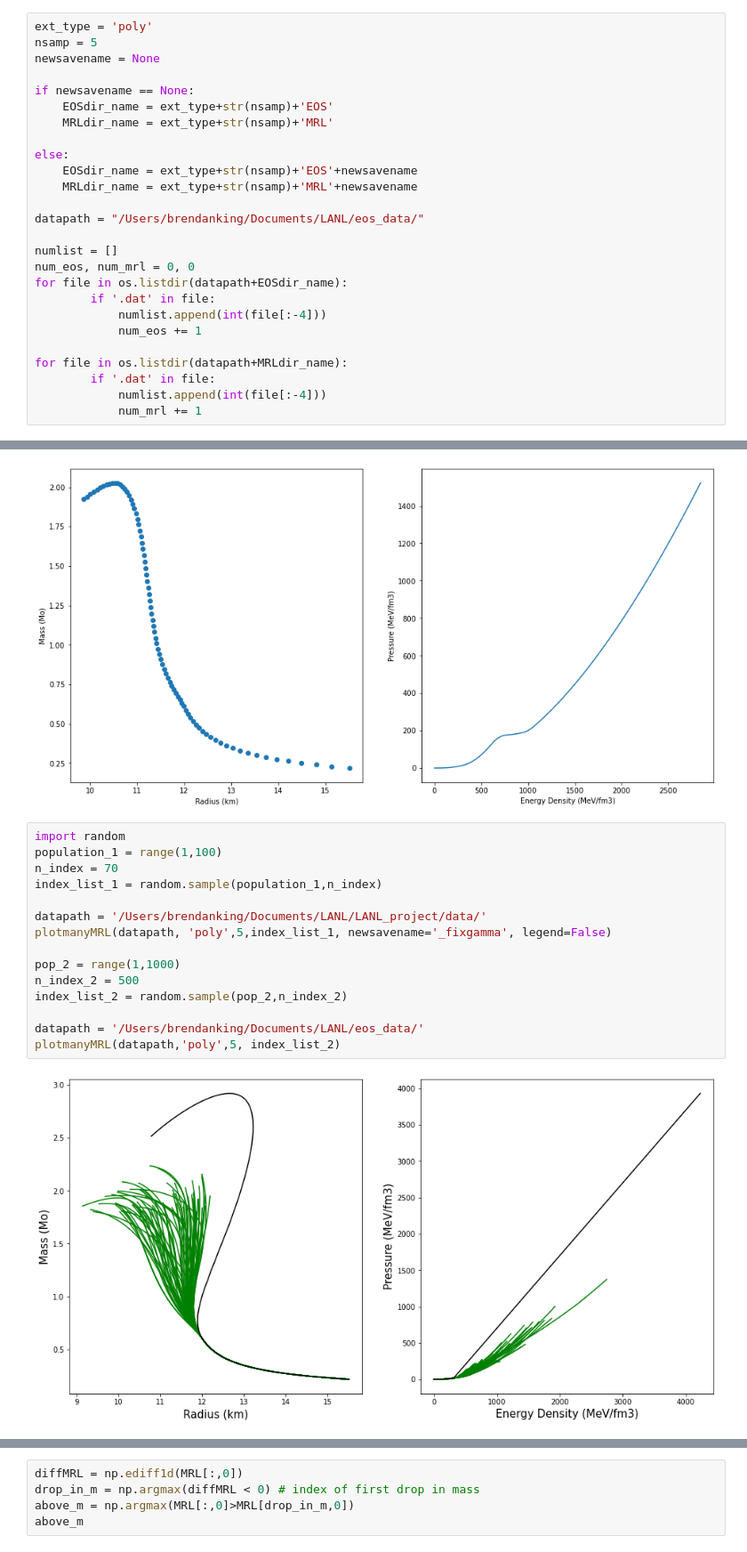
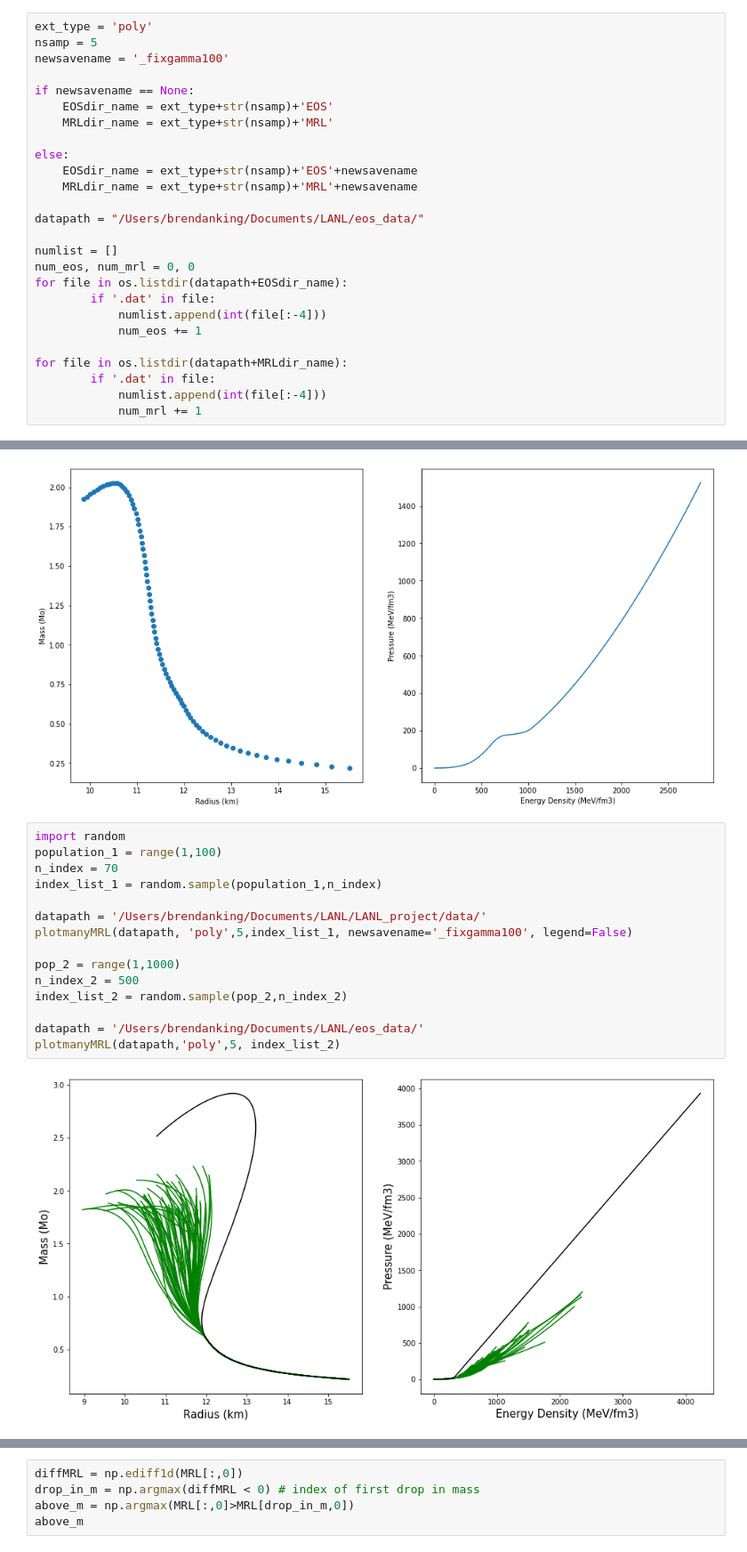
Before and after one commit to bking-astro/eos_construction, a Jupyter notebook: notebooks/Visualize_MRL.ipynb, the cells around one changed output, grey strips where cells are left out. Shown: that part at 89% size. Drawn from its saved outputs; the diff is of its cells as text.

```diff
--- a/notebooks/Visualize_MRL.ipynb
+++ b/notebooks/Visualize_MRL.ipynb
@@ -8,7 +8,7 @@ import pandas as pd
 # %%
 ext_type = 'poly'
 nsamp = 5
-newsavename = None
+newsavename = '_fixgamma100'
 
 if newsavename == None:
     EOSdir_name = ext_type+str(nsamp)+'EOS'
@@ -160,17 +162,17 @@ MRL = plotMRL('cs', 5, 239)
 # %%
 import random
 population_1 = range(1,100)
 n_index = 70
 index_list_1 = random.sample(population_1,n_index)
 
 datapath = '/Users/brendanking/Documents/LANL/LANL_project/data/'
-plotmanyMRL(datapath, 'poly',5,index_list_1, newsavename='_fixgamma', legend=False)
+plotmanyMRL(datapath, 'poly',5,index_list_1, newsavename='_fixgamma100', legend=False)
 
 pop_2 = range(1,1000)
 n_index_2 = 500
 index_list_2 = random.sample(pop_2,n_index_2)
 
 datapath = '/Users/brendanking/Documents/LANL/eos_data/'
 plotmanyMRL(datapath,'poly',5, index_list_2)
 # %% [output]
-[figure, old version]
+[figure, new version]
```
Also changed, not shown: parts of 10 cells of this notebook, 2 other files.
